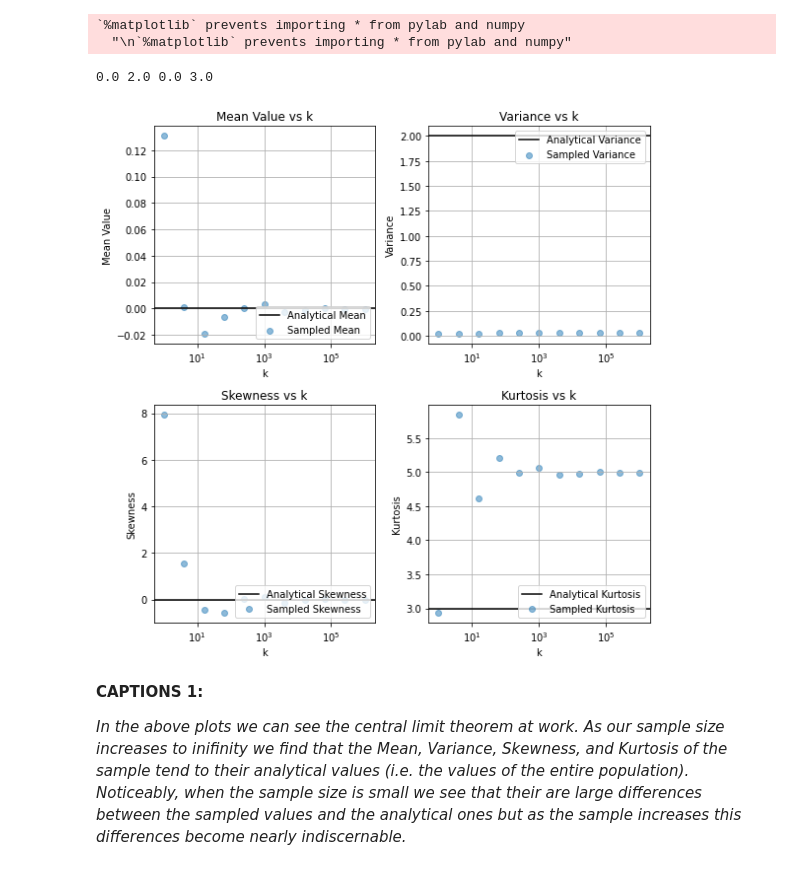
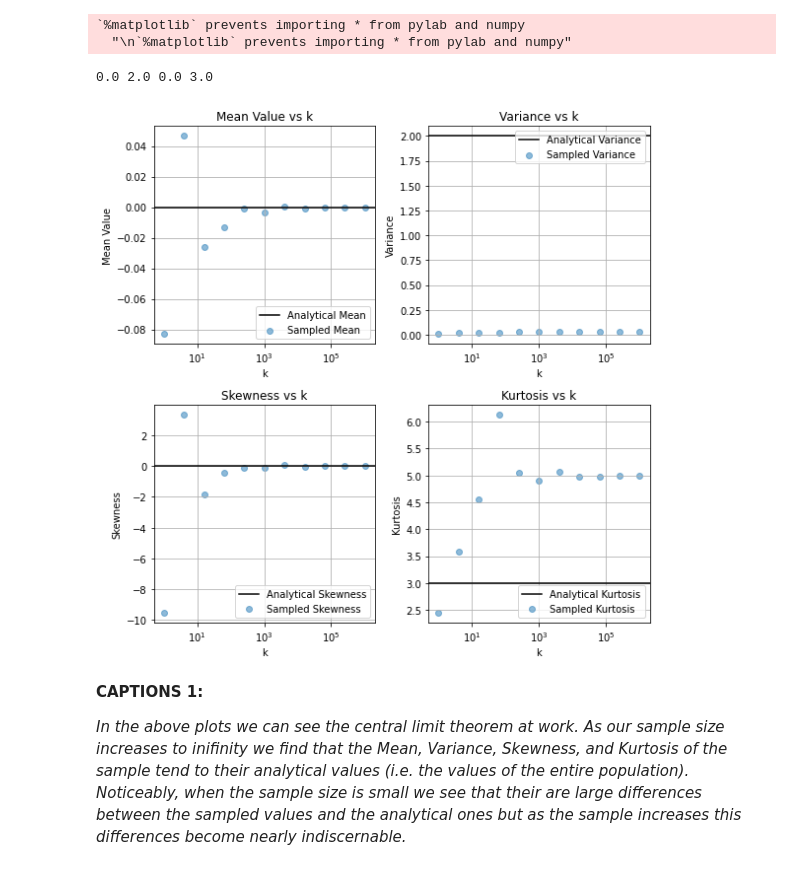
Before and after one commit to comooney711/DSPS_ACrossman, a Jupyter notebook: HW4/HW4_Problem_1.ipynb, the cells around one changed output. Drawn from its saved outputs; the diff is of its cells as text; code cells hidden in the pictures.

```diff
--- a/HW4/HW4_Problem_1.ipynb
+++ b/HW4/HW4_Problem_1.ipynb
@@ -70,9 +79,30 @@ def FindExp(dis,k):
   return (np.sum(np.multiply(dis,k))/len(k))
 # %%
 def FindVar(dis,k,mean):
+  ''' This function finds the variance of a distribution
+
+  Parameters:
+  dis   -- a distributions values
+  k     -- the value used to find each element of dis
+  mean  -- the expectation value of the distribtuion
+
+  Returns:
+  Variance of distribution
+  '''
   return (np.sum((k-mean)**2 * dis)/len(k))
 # %%
 def FindSkew(dis,k,mean,var):
+  ''' This function finds the skewness of a distribution
+
+  Parameters:
+  dis   -- a distributions values
+  k     -- the value used to find each element of dis
+  mean  -- the expectation value of the distribution
+  var   -- the variance of the distribution
+
+  Returns:
+  Skewness of distribution
+  '''
   cubed = np.sum(np.multiply(dis,k**3))/len(k)
   numer = cubed + (3*mean*var) - (mean**3)
   denom = var**(3/2)
@@ -83,29 +110,51 @@ def FindKurt(dis,k,mean,var,skew):
+# %%
+def FindKurt(dis,k,mean,var,skew):
+  ''' This function finds the skewness of a distribution
+
+  Parameters:
+  dis   -- a distributions values
+  k     -- the value used to find each element of dis
+  mean  -- the expectation value of the distribution
+  var   -- the variance of the distribution
+  skew  -- the skewness of the distribution
+
+  Returns:
+  Kurtosis of distribution
+  '''
+  return (np.sum((k-mean)**4 * dis)/(len(k)*var**2))
 # %%
+# Set seed to allow for replicability of work
+np.random.seed(69)
+# make an array of the number of elements to use for each run
 x = np.array([4**i for i in range(11)],dtype=int)
+# arrays to be filled with the mean, variance, skewness, and kurtosis of the
+# samples whose sizes are found in x
 means, vars, skews, kurts = [], [], [], []
-true_mean, true_var, true_skew, true_kurt = sp.stats.laplace.stats(moments='mvsk')
+true_mean, true_var, true_skew, true_kurt = sp.stats.laplace.stats(
+                                            moments='mvsk'
+                                            )
 for i in x:
   k = np.random.rand(i)-.5
   dis = sp.stats.laplace.pdf(k)
 
   mean = FindExp(dis,k)
   means.append(FindExp(dis,k))
 
   var = FindVar(dis,k,mean)
   vars.append(FindVar(dis,k,mean))
 
   skew = FindSkew(dis,k,mean,var)
   skews.append(FindSkew(dis,k,mean,var))
 
   kurts.append(FindKurt(dis,k,mean,var,skew))
   #vars.append(dis.var())
   #skews.append(sp.stats.skew(dis))
   #kurts.append(sp.stats.kurtosis(dis))
 print(true_mean,true_var,true_skew,true_kurt)
 makePlots(means,vars,skews,kurts,x,"k",true_mean,true_var,true_skew,true_kurt);
 # %% [output]
 0.0 2.0 0.0 3.0
-[figure, old version]
+[figure, new version]
 # %% [markdown]
 **CAPTIONS 1:**
 
```
Also changed, not shown: parts of 4 cells of this notebook.
